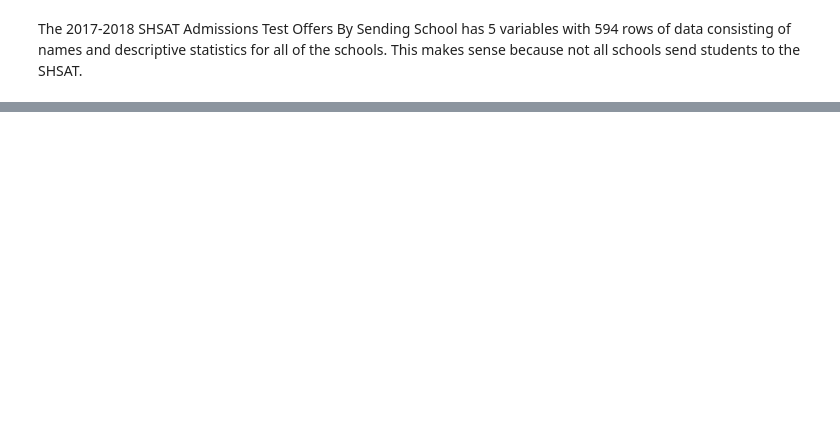
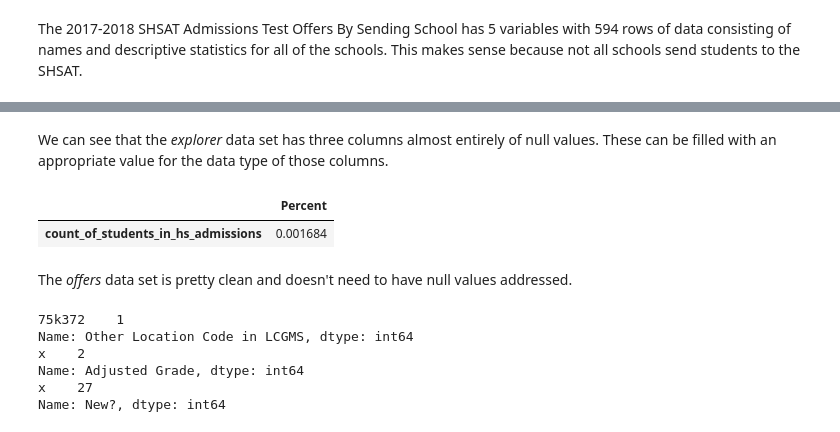
Before and after one commit to dj-m/CapstoneTwo, a Jupyter notebook: notebooks/CapstoneTwo_PredictingHighSchoolAdmissionsOffers.ipynb, the cells around one changed output, grey strips where cells are left out. Cells and saved outputs as stored; diff of their text form; code cells hidden in the pictures; blank space fills up the shorter version.

```diff
--- a/notebooks/CapstoneTwo_PredictingHighSchoolAdmissionsOffers.ipynb
+++ b/notebooks/CapstoneTwo_PredictingHighSchoolAdmissionsOffers.ipynb
@@ -142,0 +157,23 @@ The 2017-2018 SHSAT Admissions Test Offers By Sending School has 5 variables wit
+# %% [markdown]
+We can see that the *explorer* data set has three columns almost entirely of null values. These can be filled with an appropriate value for the data type of those columns.
+# %%
+nas=pd.DataFrame(df_offers.isnull().sum().sort_values(ascending=False)/len(df_offers),columns = ['Percent'])
+pos = nas['Percent'] > 0
+nas[pos]
+# %% [output]
+|  | Percent |
+| count_of_students_in_hs_admissions | 0.001684 |
+# %% [markdown]
+The *offers* data set is pretty clean and doesn't need to have null values addressed.
+# %%
+#determine existing values of high-NaN columns identified above, for 2016 School Explorer dataframe
+print(df_explorer['Other Location Code in LCGMS'].value_counts())
+print(df_explorer['Adjusted Grade'].value_counts())
+print(df_explorer['New?'].value_counts())
+# %% [output]
+75k372    1
+Name: Other Location Code in LCGMS, dtype: int64
+x    2
+Name: Adjusted Grade, dtype: int64
+x    27
+Name: New?, dtype: int64
```
Also changed, not shown: parts of 6 cells of this notebook.
